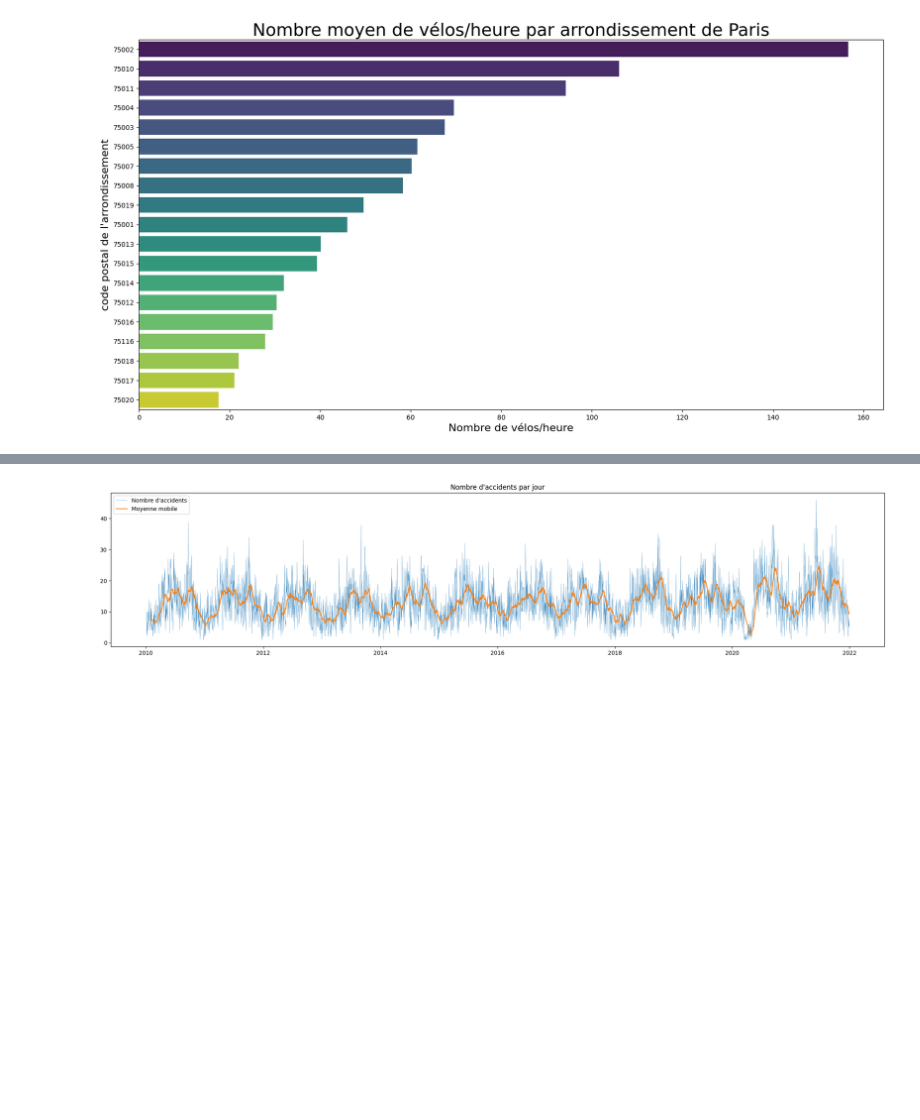
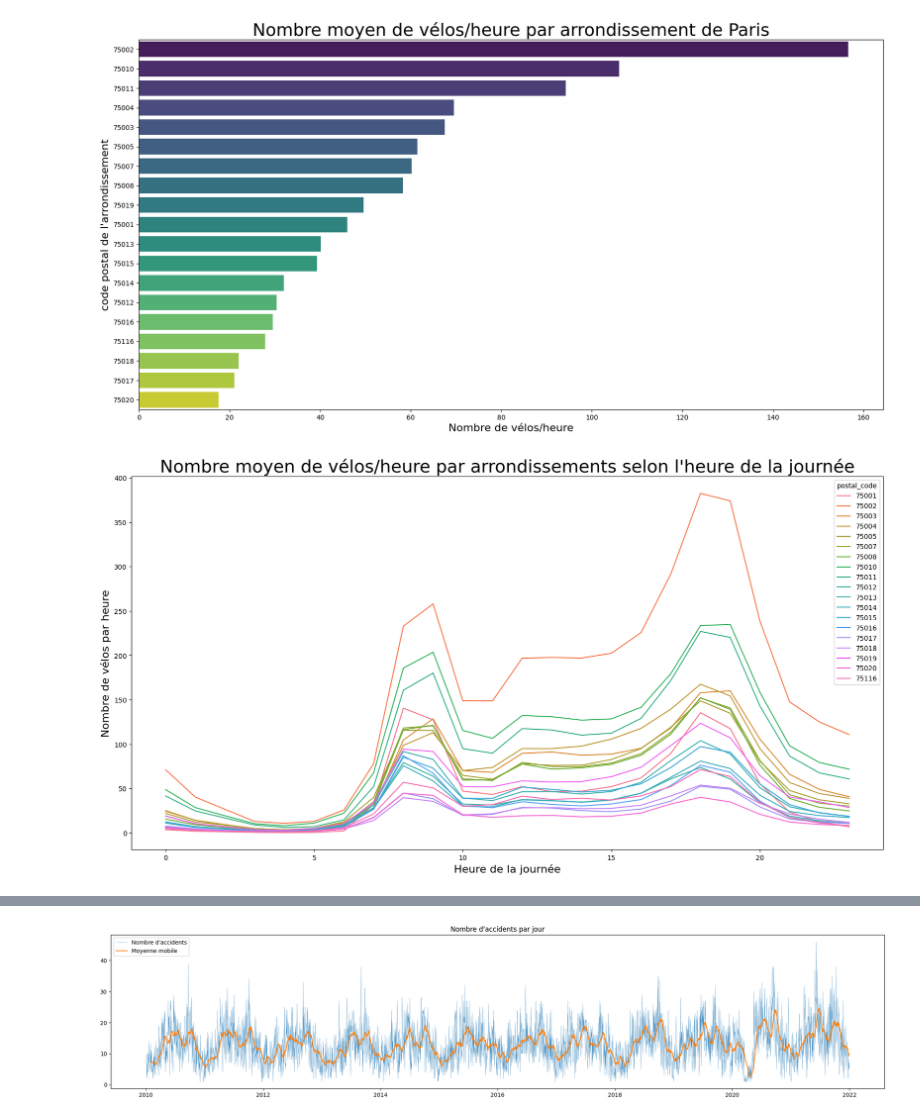
Before and after one commit to gauthgoth/Challenge---Etudes-de-Cas, a Jupyter notebook: dataviz.ipynb, the cells around one changed output, grey strips where cells are left out. Saved outputs shown, nothing was run; the diff lists cells and outputs as text; code cells hidden in the pictures; blank space fills up the shorter version.

Commit message:
completed viz for paris traffic and started clustering approach

```diff
--- a/dataviz.ipynb
+++ b/dataviz.ipynb
@@ -337,3 +343,16 @@ plt.title('Nombre moyen de vélos/heure par arrondissement de Paris', size=26)
 plt.show();
 # %% [output]
 [figure]
+# %%
+
+df_arrondissement_hour = df_traffic[['sum_counts','postal_code','hour']].groupby(by=['postal_code','hour']).mean()
+df_arrondissement_hour = df_arrondissement_hour.unstack().T.droplevel(level=0)
+# %%
+plt.figure(figsize=(20, 10))
+sns.lineplot(data=df_arrondissement_hour, dashes=False)
+plt.xlabel('Heure de la journée', size= 16)
+plt.ylabel('Nombre de vélos par heure', size=16)
+plt.title("Nombre moyen de vélos/heure par arrondissements selon l'heure de la journée", size=26)
+plt.show();
+# %% [output]
+[figure, added]
```
Also changed, not shown: parts of 15 cells of this notebook, 3 other files.
